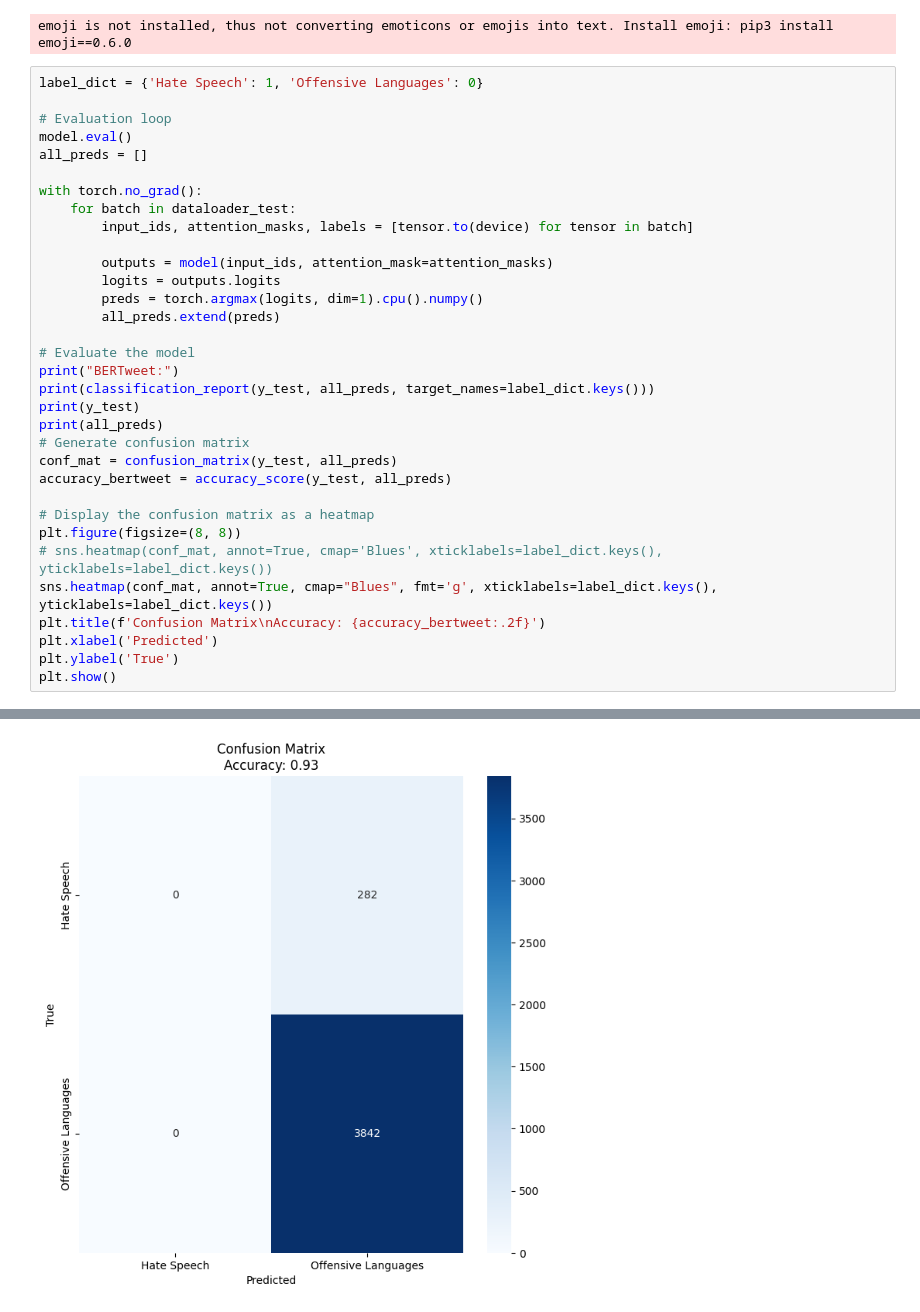
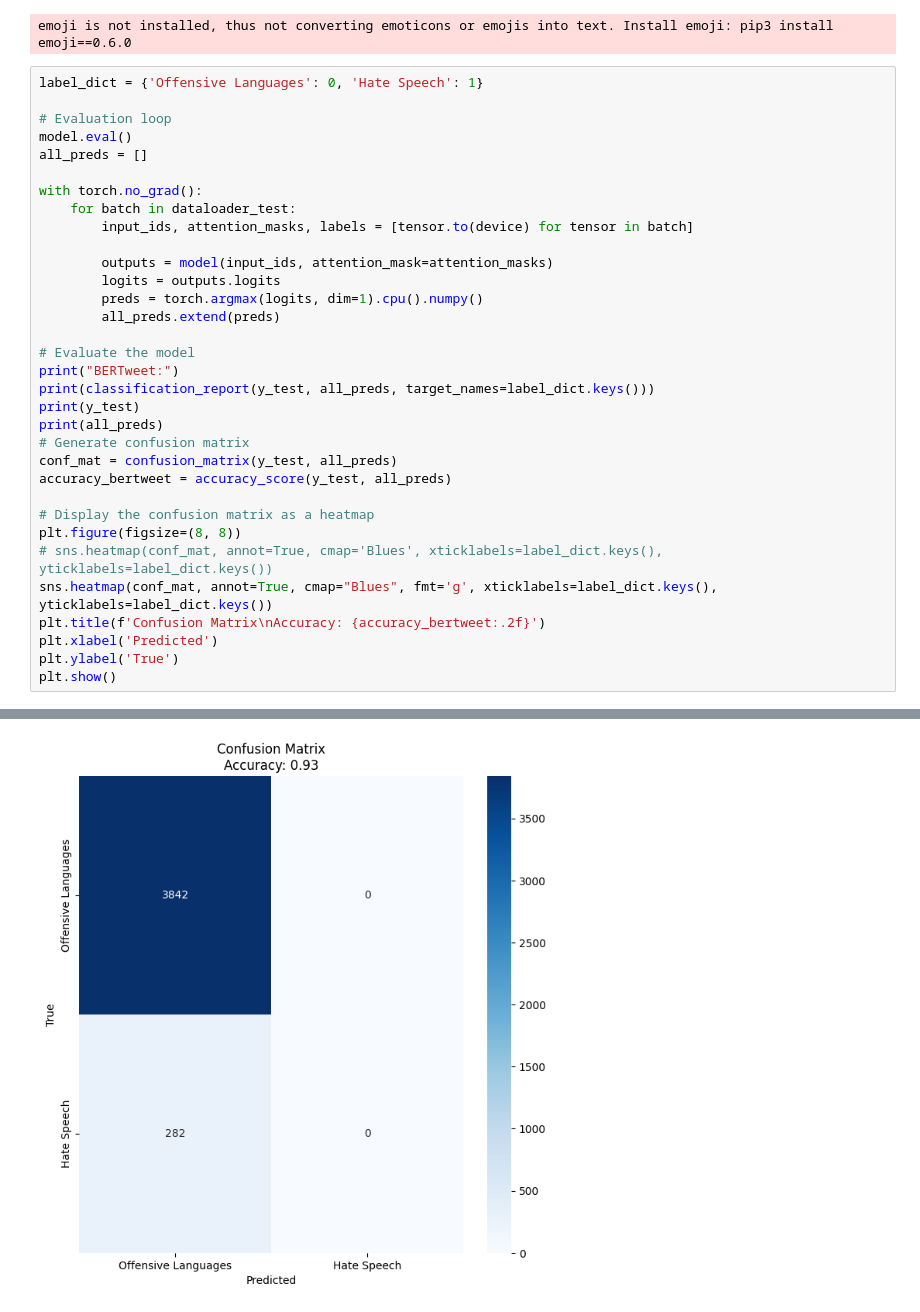
Before and after one commit to wh476/ML4Health, a Jupyter notebook: BERTweet.ipynb, the cells around one changed output, grey strips where cells are left out. Cells and saved outputs as stored; diff of their text form.

```diff
--- a/BERTweet.ipynb
+++ b/BERTweet.ipynb
@@ -364,7 +325,7 @@ model = AutoModelForSequenceClassification.from_pretrained(model_path, num_label
 # %% [output]
 emoji is not installed, thus not converting emoticons or emojis into text. Install emoji: pip3 install emoji==0.6.0
 # %%
-label_dict = {'Hate Speech': 1, 'Offensive Languages': 0}
+label_dict = {'Offensive Languages': 0, 'Hate Speech': 1}
 
 # Evaluation loop
 model.eval()
@@ -417 +378 @@ Name: label, Length: 4124, dtype: int64
-[figure, old version]
+[figure, new version]
```
Also changed, not shown: parts of 8 cells of this notebook.
